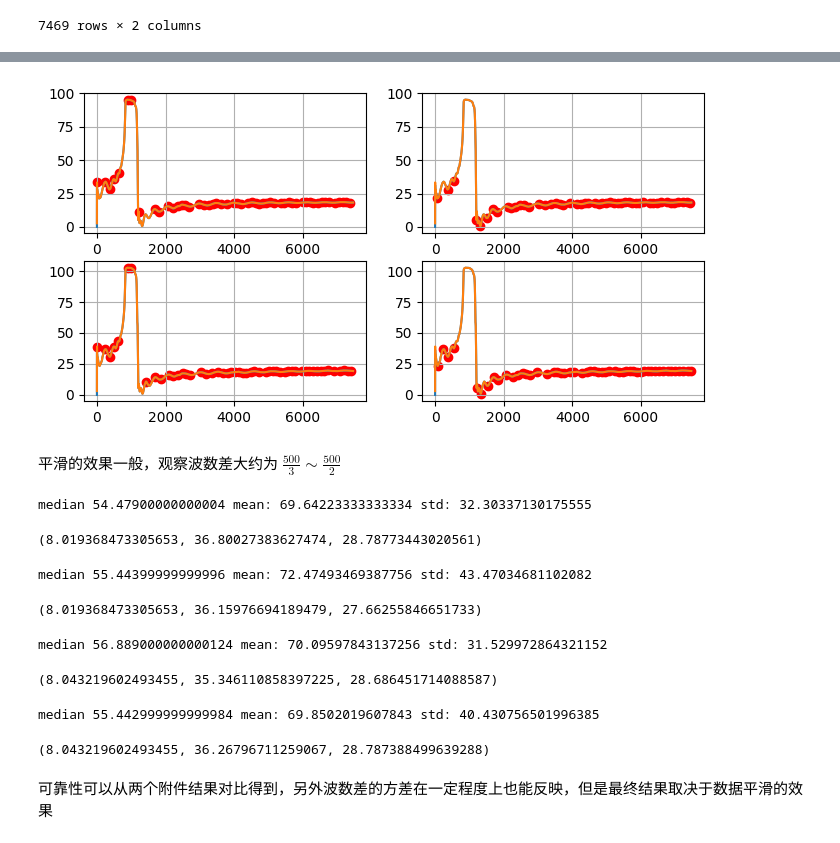
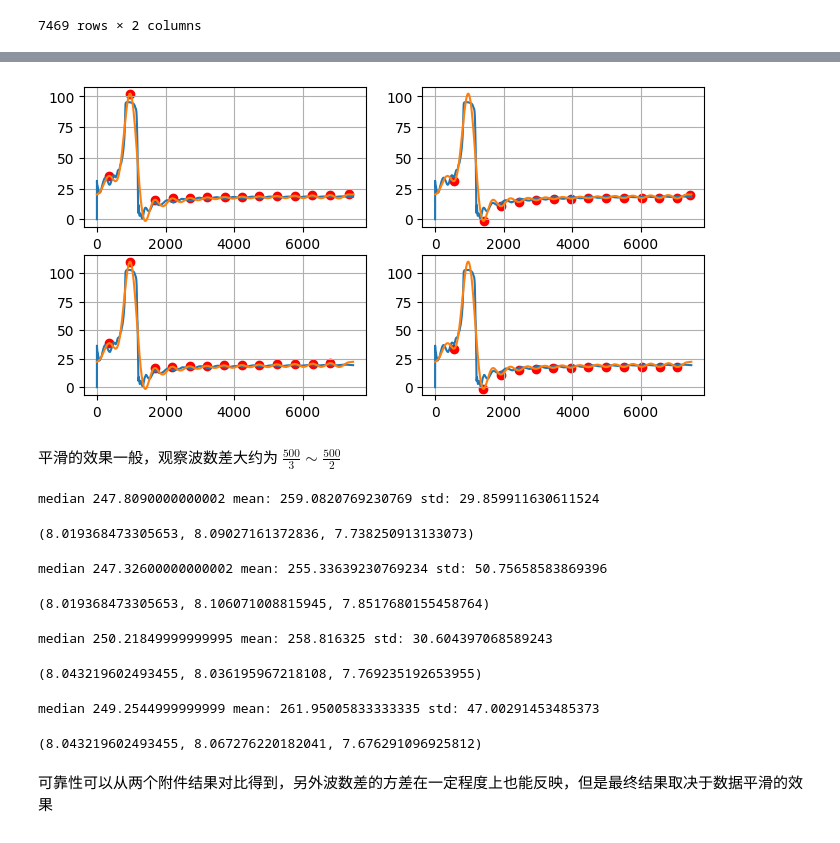
Before and after one commit to hhhhmdzz/2025CUMCM, a Jupyter notebook: B/q1q2.ipynb, the cells around one changed output, grey strips where cells are left out. Saved outputs shown, nothing was run; the diff lists cells and outputs as text; code cells hidden in the pictures.

```diff
--- a/B/q1q2.ipynb
+++ b/B/q1q2.ipynb
@@ -84,16 +91,26 @@ poly_order = 4
 distance = 100
 frac = 0.1
 
+def fft_smooth(data, cutoff_freq=0.002):
+    fft_data = np.fft.fft(data)
+    freqs = np.fft.fftfreq(len(data))
+    filter_mask = np.abs(freqs) < cutoff_freq  # 保留低频成分，滤除高频成分
+    filtered_fft = fft_data * filter_mask
+    smoothed_data = np.fft.ifft(filtered_fft)
+    return np.real(smoothed_data)
+
 def smooth_and_find_peaks(x):
-    x_smooth = savgol_filter(x, window_length, poly_order)
-    # x_smooth = np.convolve(x, np.ones(window_size)/window_size, mode='valid')
-    # x_smooth = SimpleExpSmoothing(x).fit(smoothing_level=alpha).fittedvalues
-    # x_smooth = lowess(x, np.arange(len(x)), frac=frac)[:, 1]
+    x_smooth = fft_smooth(x)  # 平滑1
+    # x_smooth = savgol_filter(x, window_length, poly_order)  # 平滑2
+    # x_smooth = np.convolve(x, np.ones(window_size)/window_size, mode='valid')  # 平滑3
+    # x_smooth = SimpleExpSmoothing(x).fit(smoothing_level=alpha).fittedvalues  # 平滑4
+    # x_smooth = lowess(x, np.arange(len(x)), frac=frac)[:, 1]  # 平滑5
     peaks, props = find_peaks(x_smooth, height=np.max(x_smooth) * 0.1, distance=distance)
     return x_smooth, peaks
 # 找到波谷
 def smooth_and_find_troughs(x):
-    x_smooth = savgol_filter(x, window_length, poly_order)
+    x_smooth = fft_smooth(x)
+    # x_smooth = savgol_filter(x, window_length, poly_order)
     # x_smooth = np.convolve(x, np.ones(window_size)/window_size, mode='valid')
     # x_smooth = SimpleExpSmoothing(x).fit(smoothing_level=alpha).fittedvalues
     # x_smooth = lowess(x, np.arange(len(x)), frac=frac)[:, 1]
@@ -106,34 +123,34 @@ plt.figure(figsize=(8, 4))
 theta0 = np.deg2rad(10)
 theta1 = np.arcsin(n0 * np.sin(theta0) / n1)
 tilde_v, R = attach1.values.T
 
 R_smooth, R_peaks_idx = smooth_and_find_peaks(R)
 R_peaks = R_smooth[R_peaks_idx]
 plt.subplot(221)
 plot(R, R_smooth, R_peaks_idx)
 
 R_smooth, R_troughs_idx = smooth_and_find_troughs(R)
 R_troughs = R_smooth[R_troughs_idx]
 plt.subplot(222)
 plot(R, R_smooth, R_troughs_idx)
 
 theta0 = np.deg2rad(15)
 theta1 = np.arcsin(n0 * np.sin(theta0) / n1)
 tilde_v, R = attach2.values.T
 
 R_smooth, R_peaks_idx = smooth_and_find_peaks(R)
 R_peaks = R_smooth[R_peaks_idx]
 plt.subplot(223)
 plot(R, R_smooth, R_peaks_idx)
 
 R_smooth, R_troughs_idx = smooth_and_find_troughs(R)
 R_troughs = R_smooth[R_troughs_idx]
 plt.subplot(224)
 plot(R, R_smooth, R_troughs_idx)
 
 plt.show()
 # %% [output]
-[figure, old version]
+[figure, new version]
 # %% [markdown]
 平滑的效果一般，观察波数差大约为 $\frac{500}{3} \sim \frac{500}{2}$
 # %%
@@ -154,8 +171,8 @@ print('median', Delta_tilde_v_median, 'mean:', Delta_tilde_v_mean, 'std:', Delta
 1 / (2 * n1 * np.cos(theta1) * Delta_tilde_v_median) * 1e4, \
 1 / (2 * n1 * np.cos(theta1) * Delta_tilde_v_mean) * 1e4  # cm -> um
 # %% [output]
-median 54.47900000000004 mean: 69.64223333333334 std: 32.30337130175555
+median 247.8090000000002 mean: 259.0820769230769 std: 29.859911630611524
-(8.019368473305653, 36.80027383627474, 28.78773443020561)
+(8.019368473305653, 8.09027161372836, 7.738250913133073)
 # %%
 # 附件1：波谷
 theta0 = np.deg2rad(10)
@@ -174,8 +191,8 @@ print('median', Delta_tilde_v_median, 'mean:', Delta_tilde_v_mean, 'std:', Delta
 1 / (2 * n1 * np.cos(theta1) * Delta_tilde_v_median) * 1e4, \
 1 / (2 * n1 * np.cos(theta1) * Delta_tilde_v_mean) * 1e4  # cm -> um
 # %% [output]
-median 55.44399999999996 mean: 72.47493469387756 std: 43.47034681102082
+median 247.32600000000002 mean: 255.33639230769234 std: 50.75658583869396
-(8.019368473305653, 36.15976694189479, 27.66255846651733)
+(8.019368473305653, 8.106071008815945, 7.8517680155458764)
 # %%
 # 附件2：波峰
 theta0 = np.deg2rad(15)
@@ -194,8 +211,8 @@ print('median', Delta_tilde_v_median, 'mean:', Delta_tilde_v_mean, 'std:', Delta
 1 / (2 * n1 * np.cos(theta1) * Delta_tilde_v_median) * 1e4, \
 1 / (2 * n1 * np.cos(theta1) * Delta_tilde_v_mean) * 1e4  # cm -> um
 # %% [output]
-median 56.889000000000124 mean: 70.09597843137256 std: 31.529972864321152
+median 250.21849999999995 mean: 258.816325 std: 30.604397068589243
-(8.043219602493455, 35.346110858397225, 28.686451714088587)
+(8.043219602493455, 8.036195967218108, 7.769235192653955)
 # %%
 # 附件2：波谷
 theta0 = np.deg2rad(15)
@@ -214,7 +231,7 @@ print('median', Delta_tilde_v_median, 'mean:', Delta_tilde_v_mean, 'std:', Delta
 1 / (2 * n1 * np.cos(theta1) * Delta_tilde_v_median) * 1e4, \
 1 / (2 * n1 * np.cos(theta1) * Delta_tilde_v_mean) * 1e4  # cm -> um
 # %% [output]
-median 55.442999999999984 mean: 69.8502019607843 std: 40.430756501996385
+median 249.2544999999999 mean: 261.95005833333335 std: 47.00291453485373
-(8.043219602493455, 36.26796711259067, 28.787388499639288)
+(8.043219602493455, 8.067276220182041, 7.676291096925812)
 # %% [markdown]
 可靠性可以从两个附件结果对比得到，另外波数差的方差在一定程度上也能反映，但是最终结果取决于数据平滑的效果
```
Also changed, not shown: parts of 1 cell of this notebook.
